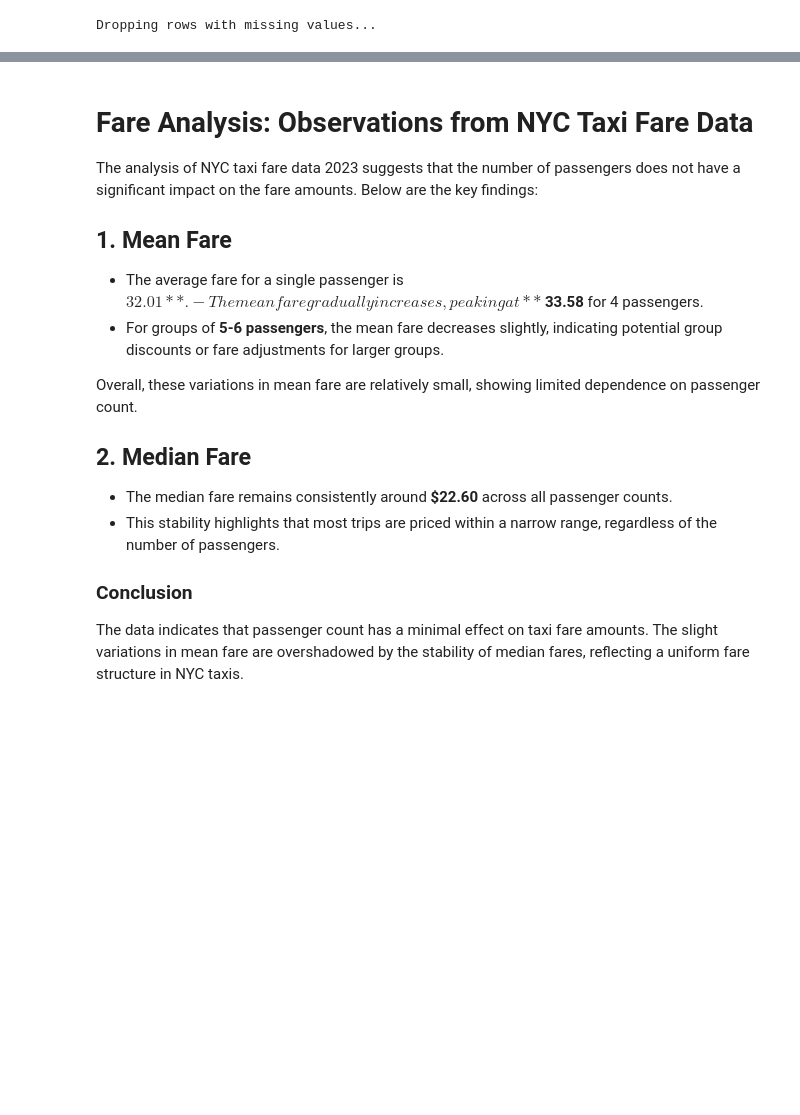
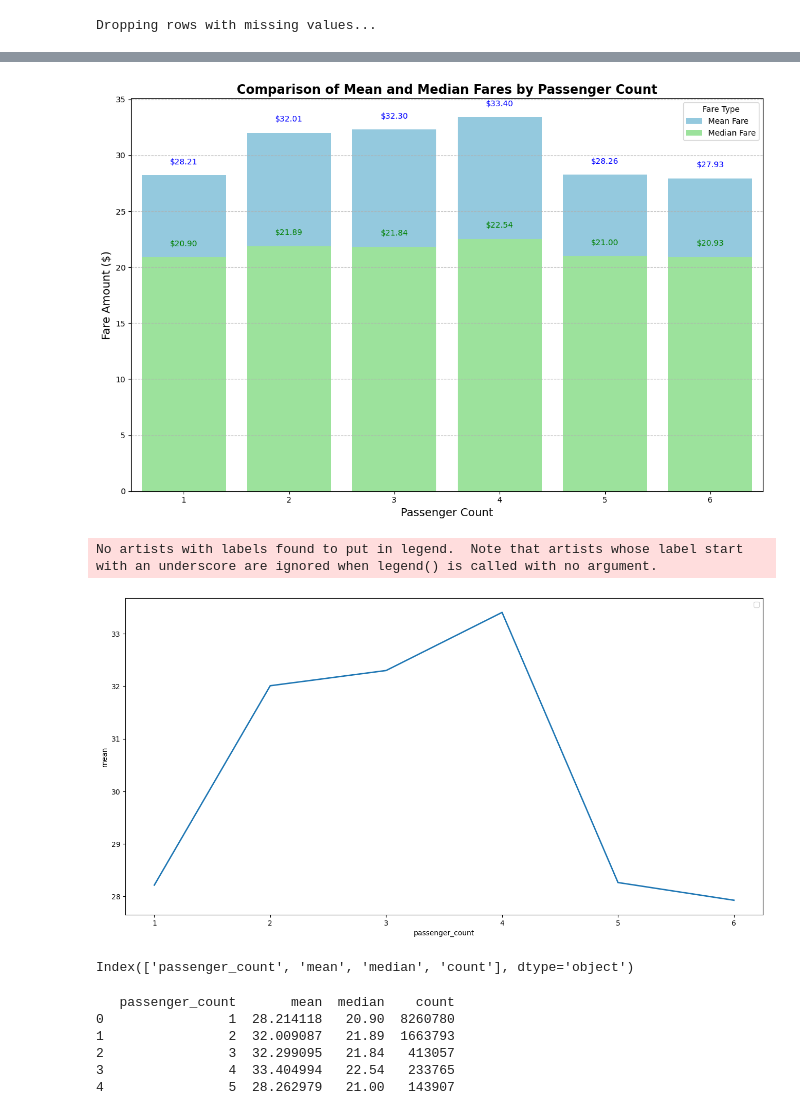
Before and after one commit to alexanderpegoto/DS1007_FinalProject, a Jupyter notebook: code/omni_q2.ipynb, the cells around one changed output, grey strips where cells are left out. Saved outputs shown, nothing was run; the diff lists cells and outputs as text; code cells hidden in the pictures; blank space fills up the shorter version.

```diff
--- a/code/omni_q2.ipynb
+++ b/code/omni_q2.ipynb
@@ -40,6 +40,13 @@ sampled_dat = sampled_dat[sampled_dat['passenger_count'].isin(valid_passenger_co
 # Section 2: Analysis
 print("Analysis")
 print("Impact of Passenger Count on Total Fare")
+fare_analysis = sampled_dat.groupby('passenger_count')['total_amount'] \
+                           .agg(['mean', 'median', 'count']) \
+                           .reset_index()
+print("Fare Analysis (Filtered):")
+print(fare_analysis)
+
+print(fare_analysis.columns)
 # %% [output]
 Analysis
 Impact of Passenger Count on Total Fare
@@ -46,4 +61,0 @@ Impact of Passenger Count on Total Fare
-# %%
-fare_analysis = sampled_dat.groupby('passenger_count')['total_amount'].agg(['mean', 'median', 'count'])
-print("Fare Analysis (Filtered):")
-print(fare_analysis)
@@ -120,18 +72,39 @@ plt.show()
-# %% [markdown]
-# Fare Analysis: Observations from NYC Taxi Fare Data
-
-The analysis of NYC taxi fare data 2023 suggests that the number of passengers does not have a significant impact on the fare amounts. Below are the key findings:
-
-## 1. **Mean Fare**
-- The average fare for a single passenger is **$32.01**.
-- The mean fare gradually increases, peaking at **$33.58** for 4 passengers.
-- For groups of **5-6 passengers**, the mean fare decreases slightly, indicating potential group discounts or fare adjustments for larger groups.
-
-Overall, these variations in mean fare are relatively small, showing limited dependence on passenger count.
-
-## 2. **Median Fare**
-- The median fare remains consistently around **$22.60** across all passenger counts.
-- This stability highlights that most trips are priced within a narrow range, regardless of the number of passengers.
-
-### Conclusion
-The data indicates that passenger count has a minimal effect on taxi fare amounts. The slight variations in mean fare are overshadowed by the stability of median fares, reflecting a uniform fare structure in NYC taxis.
+# %%
+barplot_with_annotations(
+    data=fare_analysis,
+    x='passenger_count',
+    mean_col='mean',
+    median_col='median',
+    title='Comparison of Mean and Median Fares by Passenger Count',
+    xlabel='Passenger Count',
+    ylabel='Fare Amount ($)'
+)
+# %% [output]
+[figure, added]
+# %%
+lineplot(
+    x='passenger_count',
+    y='mean',
+    title='Trends in Mean and Median Fares by Passenger Count',
+    xlabel='Passenger Count',
+    ylabel='Fare Amount ($)',
+    use_seaborn=True,
+    data=fare_analysis,
+    hue=None  # Set `hue` if grouping is required
+)
+# %% [output]
+No artists with labels found to put in legend.  Note that artists whose label start with an underscore are ignored when legend() is called with no argument.
+[figure, added]
+# %%
+print(fare_analysis.columns)
+# %% [output]
+Index(['passenger_count', 'mean', 'median', 'count'], dtype='object')
+# %%
+print(fare_analysis.head())
+# %% [output]
+   passenger_count       mean  median    count
+0                1  28.214118   20.90  8260780
+1                2  32.009087   21.89  1663793
+2                3  32.299095   21.84   413057
+3                4  33.404994   22.54   233765
+4                5  28.262979   21.00   143907
```
Also changed, not shown: parts of 9 cells of this notebook, 1 other file.
